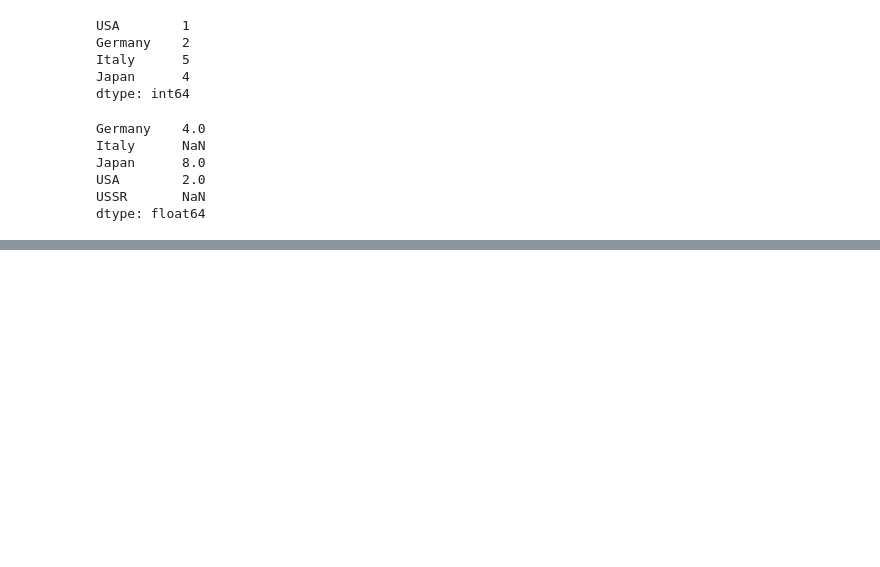
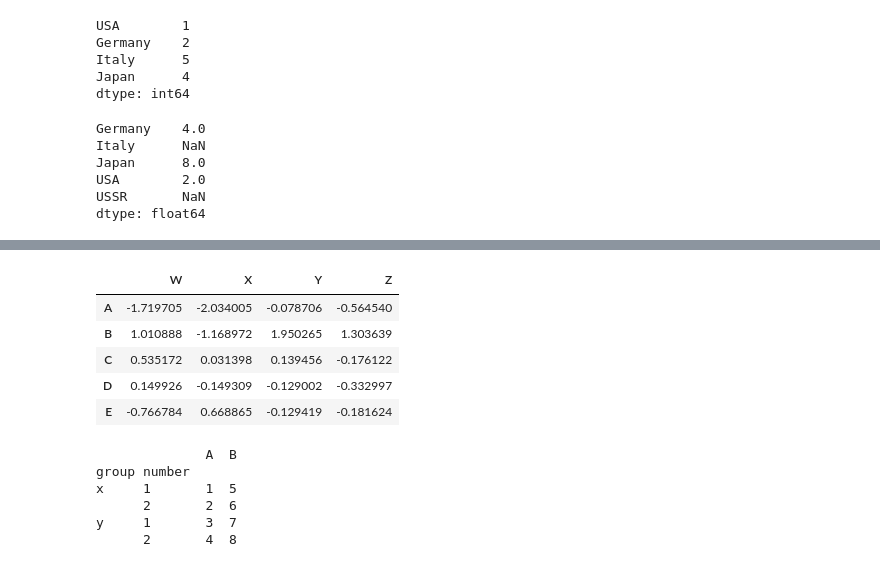
Before and after one commit to karthikeya-1508/practise_python, a Jupyter notebook: practise_2.1.ipynb, the cells around one changed output, grey strips where cells are left out. Drawn from its saved outputs; the diff is of its cells as text; code cells hidden in the pictures; blank space fills up the shorter version.

```diff
--- a/practise_2.1.ipynb
+++ b/practise_2.1.ipynb
@@ -508,0 +558,22 @@ dtype: float64
+# %%
+df
+# %% [output]
+|  | W | X | Y | Z |
+| A | -1.719705 | -2.034005 | -0.078706 | -0.564540 |
+| B | 1.010888 | -1.168972 | 1.950265 | 1.303639 |
+| C | 0.535172 | 0.031398 | 0.139456 | -0.176122 |
+| D | 0.149926 | -0.149309 | -0.129002 | -0.332997 |
+| E | -0.766784 | 0.668865 | -0.129419 | -0.181624 |
+# %%
+#DataFrame Multi-indexing (hierarchical index)
+data_multi = {'A': [1, 2, 3, 4], 'B': [5, 6, 7, 8]}
+df_multi = pd.DataFrame(data_multi, index=[['x', 'x', 'y', 'y'], [1, 2, 1, 2]])
+df_multi.index.names = ['group', 'number']
+print(df_multi)
+# %% [output]
+              A  B
+group number
+x     1       1  5
+      2       2  6
+y     1       3  7
+      2       4  8
```
Also changed, not shown: parts of 16 cells of this notebook.
